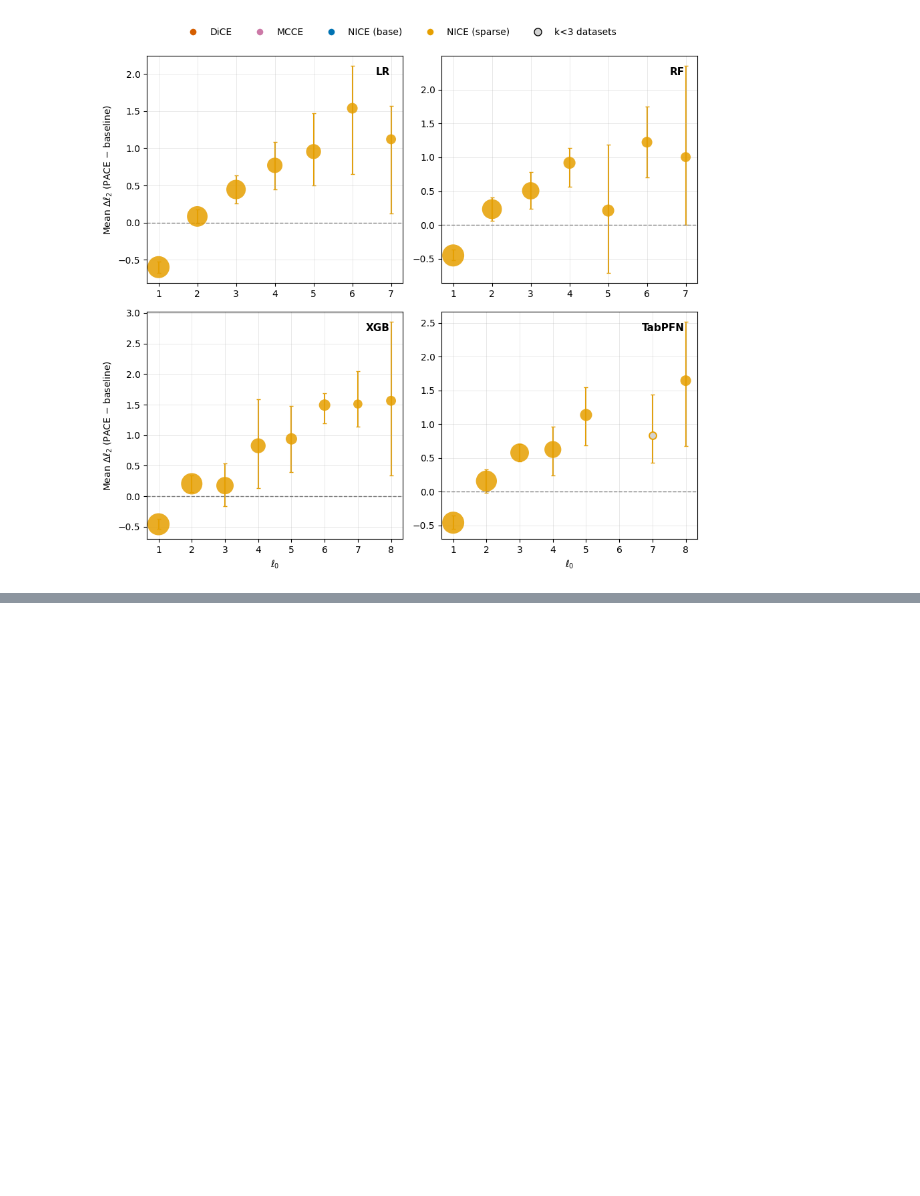
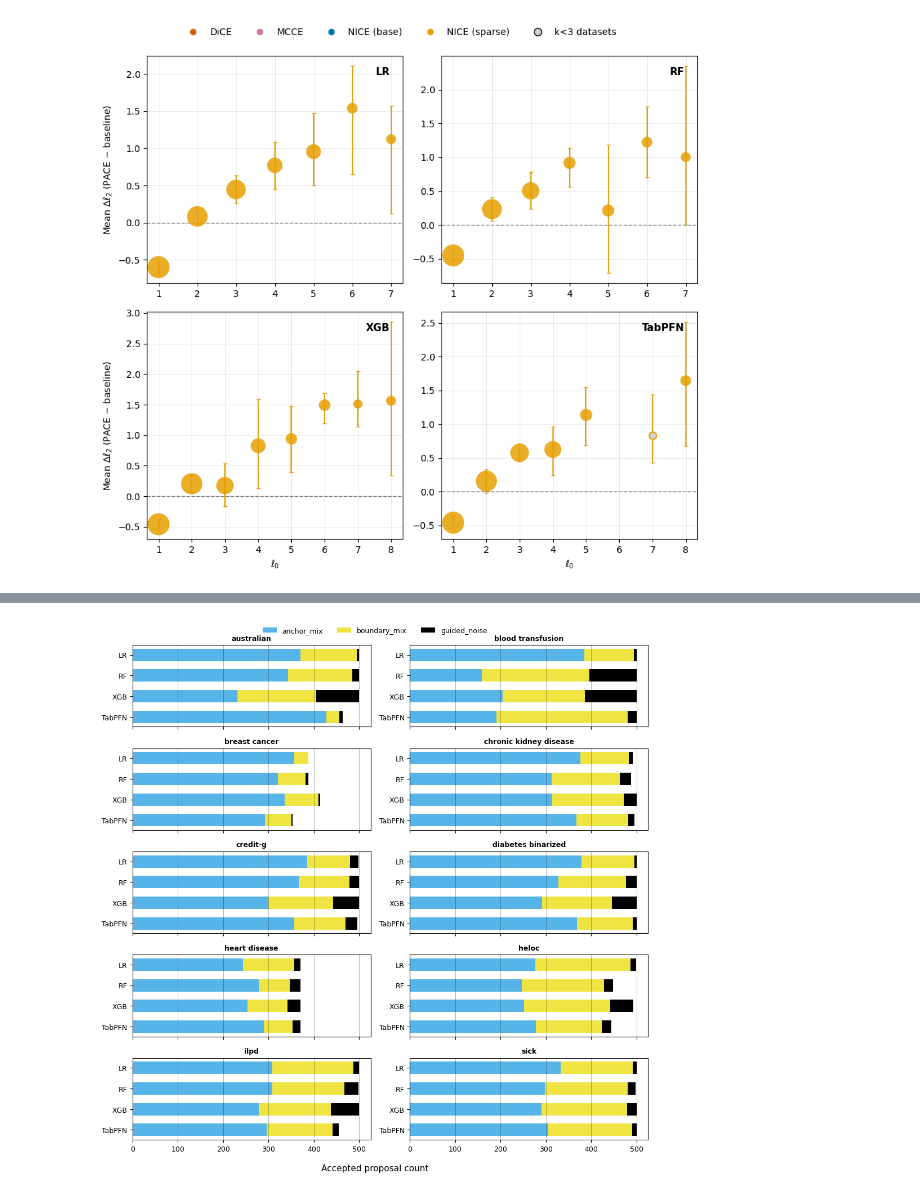
Before and after one commit to leonidaschristodoulou/cf-proposal, a Jupyter notebook: cfprop_analysis.ipynb, the cells around one changed output, grey strips where cells are left out. Saved outputs shown, nothing was run; the diff lists cells and outputs as text; code cells hidden in the pictures; blank space fills up the shorter version.

```diff
--- a/cfprop_analysis.ipynb
+++ b/cfprop_analysis.ipynb
@@ -1173,0 +1239,46 @@ Mock hierarchical cells by baseline: {'nice_spars': 29}
+# %%
+from matplotlib.patches import Patch
+
+PROPOSAL_COLORS = {"anchor_mix": "#56B4E9", "boundary_mix": "#F0E442", "guided_noise": "#000000"}
+_models_order = ["LR", "RF", "XGB", "TabPFN"]
+
+_src_wide = (pace_ok.groupby(["dataset", "model", "best_source"]).size()
+             .unstack(fill_value=0).reindex(columns=SOURCES, fill_value=0).reset_index())
+
+_datasets_sorted = sorted(_src_wide["dataset"].unique())
+_n_ds = len(_datasets_sorted)
+_ncols = 2
+_nrows = (_n_ds + _ncols - 1) // _ncols
+
+fig, axes = plt.subplots(_nrows, _ncols, figsize=(10, _nrows * 1.8 + 0.8), sharex=True)
+axes = axes.flatten()
+_y_arr = np.arange(len(_models_order), dtype=float)
+
+for ax_i, ds_name in enumerate(_datasets_sorted):
+    ax = axes[ax_i]
+    _lefts = np.zeros(len(_models_order))
+    for s in SOURCES:
+        vals = []
+        for m in _models_order:
+            row = _src_wide[(_src_wide["dataset"] == ds_name) & (_src_wide["model"] == m)]
+            vals.append(int(row[s].iloc[0]) if not row.empty and s in row.columns else 0)
+        ax.barh(_y_arr, np.array(vals, dtype=float), left=_lefts, color=PROPOSAL_COLORS[s], height=0.6)
+        _lefts += np.array(vals, dtype=float)
+    ax.invert_yaxis()
+    ax.set_yticks(_y_arr)
+    ax.set_yticklabels(_models_order, fontsize=9)
+    ax.set_title(ds_name.replace("_", " "), fontsize=9, fontweight="bold")
+    ax.tick_params(axis="both", which="both", width=0.8, labelsize=9)
+    ax.grid(True, axis="x", linewidth=0.5, alpha=0.4, color="black")
+
+for ax_i in range(_n_ds, len(axes)):
+    axes[ax_i].set_visible(False)
+
+fig.supxlabel("Accepted proposal count", fontsize=11)
+fig.legend(handles=[Patch(facecolor=PROPOSAL_COLORS[s], label=s) for s in SOURCES],
+          frameon=False, fontsize=9, loc="upper center", bbox_to_anchor=(0.5, 1.01), ncol=3)
+fig.tight_layout()
+fig.savefig("real_proposal_source_breakdown.pdf", format="pdf", dpi=300, bbox_inches="tight")
+plt.show()
+# %% [output]
+[figure, added]
```
Also changed, not shown: parts of 8 cells of this notebook.
